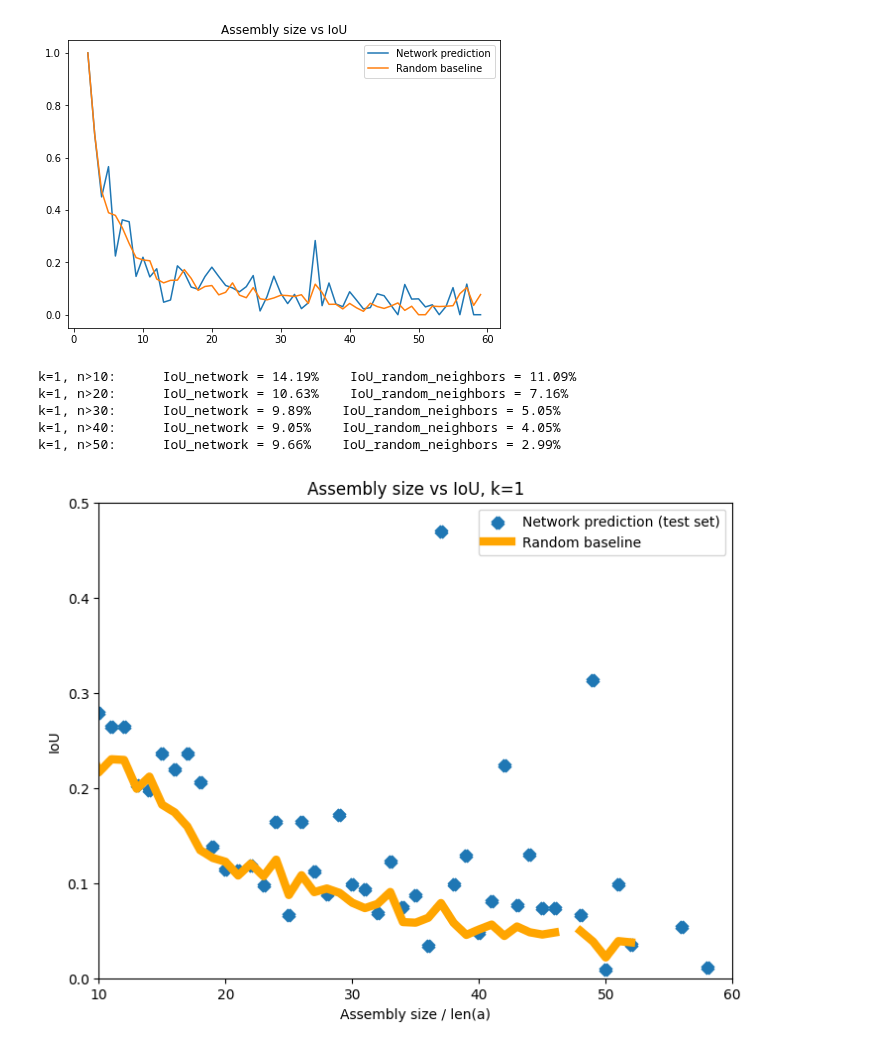
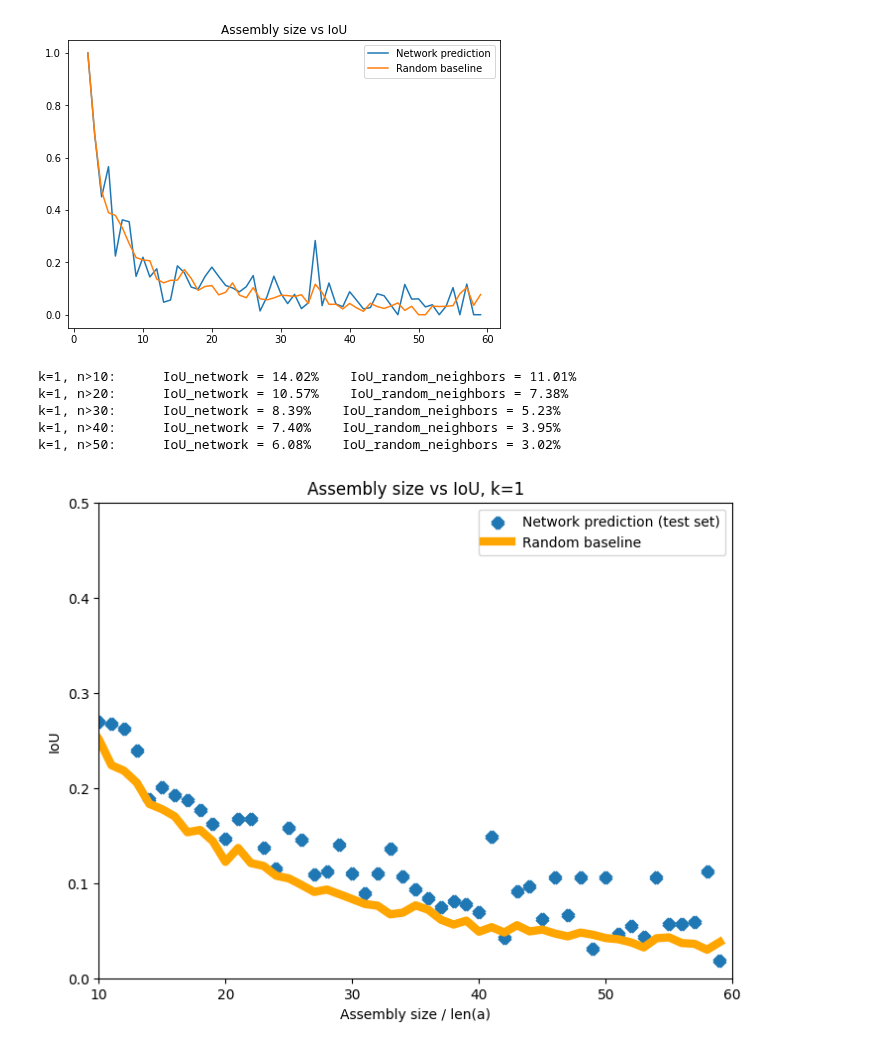
Before and after one commit to gymbeijing/mechanism-identification-public, a Jupyter notebook: joe_notebooks/iou_stats.ipynb, the cells around one changed output. Cells and saved outputs as stored; diff of their text form; code cells hidden in the pictures.

```diff
--- a/joe_notebooks/iou_stats.ipynb
+++ b/joe_notebooks/iou_stats.ipynb
@@ -27,7 +30,7 @@ def find_largest_iou(subresult_list):
 
     return np.array(network_iou_list).max(), np.array(random_iou_list).max()
 # %%
-result_file = Path("../result_no_noise.json")
+result_file = Path("../result_dec_overfit_train.json")
 # %%
 with open(result_file, "r") as fp:
     data = json.load(fp)
@@ -139,47 +142,47 @@ ks = [1]
 ns = [10, 20, 30, 40, 50]
 for k in ks:
 #     test_set_result_file = Path(f"../model_outputs/result_{k}.json")
-    test_set_result_file = Path(f"../result_dec_only.json")
+    test_set_result_file = Path(f"../result_dec_overfit_500_epochs_train.json")
     with open(test_set_result_file, "r") as fp:
         test_set_results = json.load(fp)
 
     for n in ns:
         print_ious(test_set_results, assembly_size, k, n)
 # %% [output]
-k=1, n>10:      IoU_network = 14.19%    IoU_random_neighbors = 11.09%
-k=1, n>20:      IoU_network = 10.63%    IoU_random_neighbors = 7.16%
-k=1, n>30:      IoU_network = 9.89%    IoU_random_neighbors = 5.05%
-k=1, n>40:      IoU_network = 9.05%    IoU_random_neighbors = 4.05%
-k=1, n>50:      IoU_network = 9.66%    IoU_random_neighbors = 2.99%
+k=1, n>10:      IoU_network = 14.02%    IoU_random_neighbors = 11.01%
+k=1, n>20:      IoU_network = 10.57%    IoU_random_neighbors = 7.38%
+k=1, n>30:      IoU_network = 8.39%    IoU_random_neighbors = 5.23%
+k=1, n>40:      IoU_network = 7.40%    IoU_random_neighbors = 3.95%
+k=1, n>50:      IoU_network = 6.08%    IoU_random_neighbors = 3.02%
 # %%
 for k in ks:
 #     test_set_result_file = Path(f"../model_outputs/result_{k}.json")
-    test_set_result_file = Path(f"../model_outputs/result_no_noise.json")
+    test_set_result_file = Path(f"../result_dec_overfit_500_epochs_train.json")
     with open(test_set_result_file, "r") as fp:
         test_set_results = json.load(fp)
 
     test_set_assembly_size = []
     test_set_ious = []
     test_set_random_baseline = []
     for n in range(2, 60):
         def assembly_size_bigger_than(seq, n):
             return seq["assembly_num_bodies"] == n
         mean_iou_from_network, mean_iou_random_neighbors = find_mean_ious_test_set(test_set_results, assembly_size_bigger_than, n)
         test_set_ious.append(mean_iou_from_network)
         test_set_random_baseline.append(mean_iou_random_neighbors)
         test_set_assembly_size.append(n)
 
     fig = plt.figure()
     ax = fig.add_axes([0,0,1,1])
     ax.scatter(test_set_assembly_size, test_set_ious, marker='x', linewidth=6, label="Network prediction (test set)")
     ax.plot(test_set_assembly_size, test_set_random_baseline, color='orange', linewidth=6, label="Random baseline")
     ax.legend()
     plt.title(f"Assembly size vs IoU, k={k}")
     plt.xlim([10, 60])
     plt.ylim([0, 0.5])
     plt.xlabel('Assembly size / len(a)')
     plt.ylabel('IoU')
     plt.show()
     plt.close()
 # %% [output]
-[figure, old version]
+[figure, new version]
```
Also changed, not shown: parts of 1 cell of this notebook, 5 other files.
